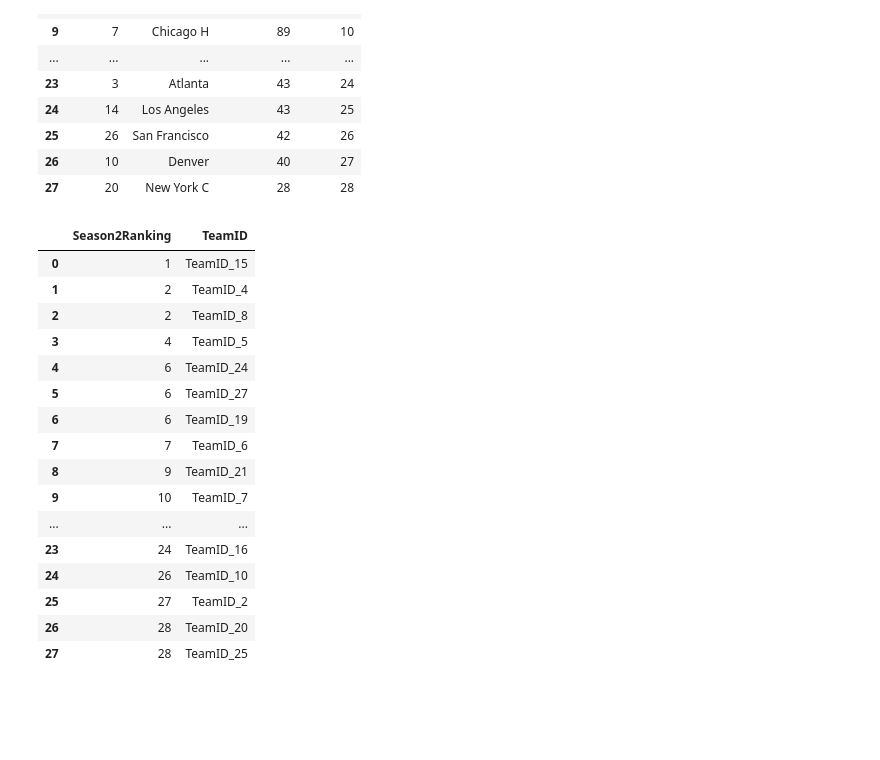
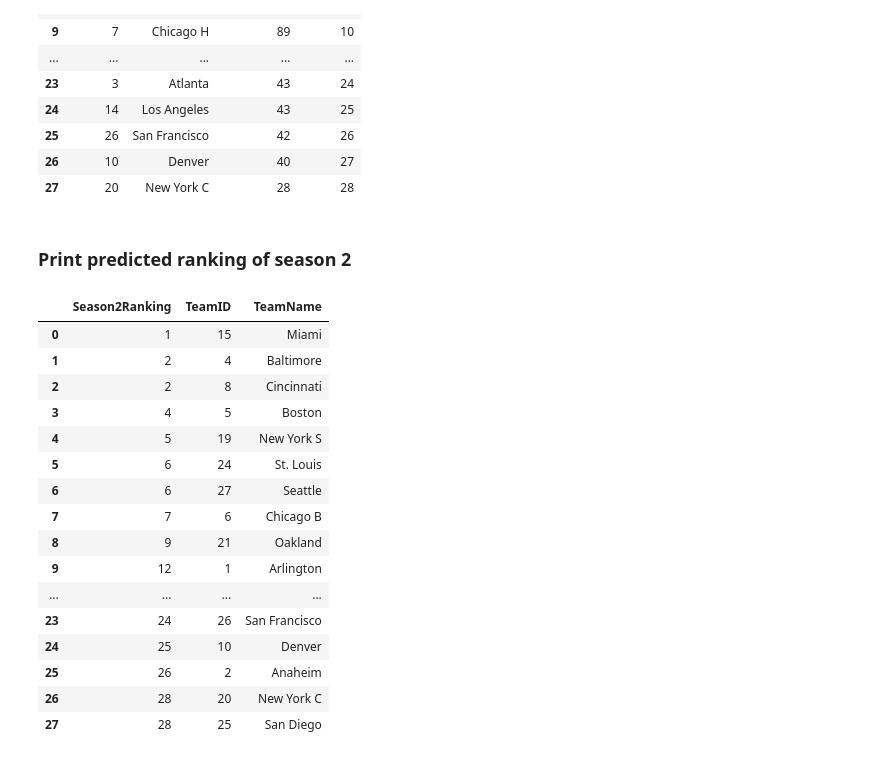
Before and after one commit to GuillaumeMendle/football_prediction, a Jupyter notebook: project_code/2_Part_2_prediction_model.ipynb, the cells around one changed output. Cells and saved outputs as stored; diff of their text form; code cells hidden in the pictures; blank space fills up the shorter version.

```diff
--- a/project_code/2_Part_2_prediction_model.ipynb
+++ b/project_code/2_Part_2_prediction_model.ipynb
@@ -704,7 +698,14 @@ The pipeline breakdown is the following:
 # - n_iter_MC Monte-Carlo simulations are run returning the probabilities of every ranking for every team
 # - The outcomes are saved in a dictionnary for further manipulations
 # - The number of runs is: n_iter_CI * n_iter_MC
-total_position_counts_season2 = mc_simulation.run_multiple_MC_different_goalkeeper(results_data_season2, df_features_home, df_features_away, scaler_home, scaler_away, n_iter_CI = 2, n_iter_MC = 50)
 
-## As it takes some time to run, the predicitons dictionnary is saved locally as a JSON file for further experiments
-mc_simulation.JSON_file_write(total_position_counts_season2, "predicted_positions")
+"""
+As it takes some time to run, the predicitons dictionnary is saved locally as a JSON file for further experiments
+Uncomment the following two lines to run the script or simply import the Json file 'predicted_position.json'
+"""
+# total_position_counts_season2 = mc_simulation.run_multiple_MC_different_goalkeeper(results_data_season2, df_features_home, df_features_away, scaler_home, scaler_away, n_iter_CI = 100, n_iter_MC = 100)
+# mc_simulation.JSON_file_write(total_position_counts_season2, "predicted_positions")
+
+
+## The predictions JSON file can be opened instead to avoid long computational time
+total_position_counts_season2 = mc_simulation.JSON_file_import("predicted_positions")
@@ -841,25 +838,28 @@ df_ranking_season2_gt
 | 25 | 26 | San Francisco | 42 | 26 |
 | 26 | 10 | Denver | 40 | 27 |
 | 27 | 20 | New York C | 28 | 28 |
+# %% [markdown]
+### Print predicted ranking of season 2
 # %%
 df_ranking_season2 = pd.DataFrame(df_ranking_season2_proba.idxmax(), columns = ["Season2Ranking"]).reset_index().rename(columns = {"index" : "TeamID"}).sort_values(by = ["Season2Ranking"])
 df_ranking_season2 = df_ranking_season2[["Season2Ranking", "TeamID"]].reset_index(drop=True)
-df_ranking_season2
+df_ranking_season2["TeamID"] = df_ranking_season2["TeamID"].map(lambda x : int(x.split("_")[1]))
+df_ranking_season2.merge(teams_data, on = "TeamID", how = "left")
 # %% [output]
-|  | Season2Ranking | TeamID |
-| 0 | 1 | TeamID_15 |
-| 1 | 2 | TeamID_4 |
-| 2 | 2 | TeamID_8 |
-| 3 | 4 | TeamID_5 |
-| 4 | 6 | TeamID_24 |
-| 5 | 6 | TeamID_27 |
-| 6 | 6 | TeamID_19 |
-| 7 | 7 | TeamID_6 |
-| 8 | 9 | TeamID_21 |
-| 9 | 10 | TeamID_7 |
-| ... | ... | ... |
-| 23 | 24 | TeamID_16 |
-| 24 | 26 | TeamID_10 |
-| 25 | 27 | TeamID_2 |
-| 26 | 28 | TeamID_20 |
-| 27 | 28 | TeamID_25 |
+|  | Season2Ranking | TeamID | TeamName |
+| 0 | 1 | 15 | Miami |
+| 1 | 2 | 4 | Baltimore |
+| 2 | 2 | 8 | Cincinnati |
+| 3 | 4 | 5 | Boston |
+| 4 | 5 | 19 | New York S |
+| 5 | 6 | 24 | St. Louis |
+| 6 | 6 | 27 | Seattle |
+| 7 | 7 | 6 | Chicago B |
+| 8 | 9 | 21 | Oakland |
+| 9 | 12 | 1 | Arlington |
+| ... | ... | ... | ... |
+| 23 | 24 | 26 | San Francisco |
+| 24 | 25 | 10 | Denver |
+| 25 | 26 | 2 | Anaheim |
+| 26 | 28 | 20 | New York C |
+| 27 | 28 | 25 | San Diego |
```
Also changed, not shown: parts of 7 cells of this notebook, 2 other files.
